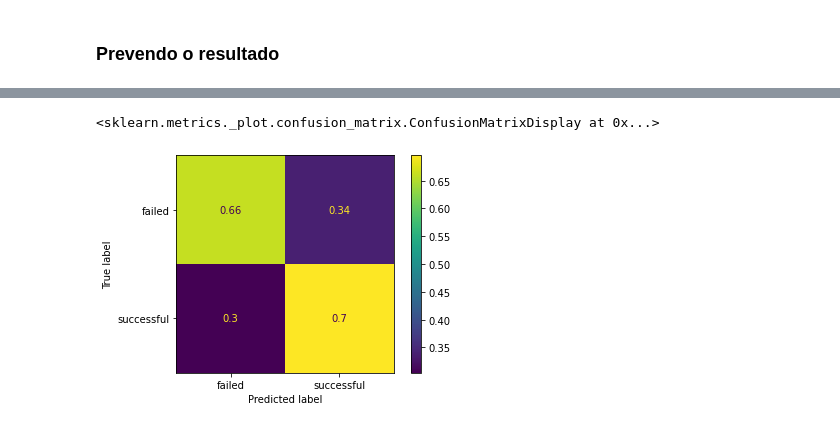
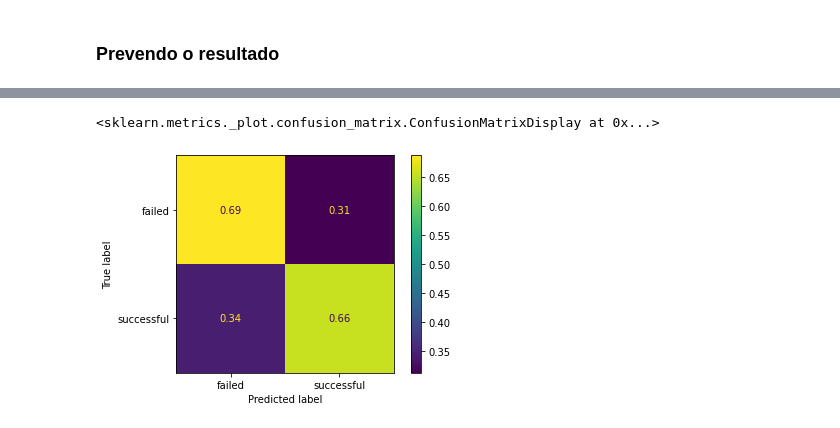
Before and after one commit to xduzao/Kickstarter, a Jupyter notebook: Kickstarter.ipynb, the cells around one changed output, grey strips where cells are left out. Cells and saved outputs as stored; diff of their text form; code cells hidden in the pictures.

```diff
--- a/Kickstarter.ipynb
+++ b/Kickstarter.ipynb
@@ -441,7 +438,7 @@ XGBClassifier(base_score=0.5, booster='gbtree',
 # %%
 best_model = automl.model.estimator
 # %%
-ConfusionMatrixDisplay.from_predictions(automl.predict(X_test_fl), y_test_fl['state'], normalize='true')
+ConfusionMatrixDisplay.from_predictions(automl.predict(input_df_fl), y_test_fl['state'], normalize='true')
 # %% [output]
 <sklearn.metrics._plot.confusion_matrix.ConfusionMatrixDisplay at 0x...>
-[figure, old version]
+[figure, new version]
```
Also changed, not shown: parts of 27 cells of this notebook, 1 other file.
